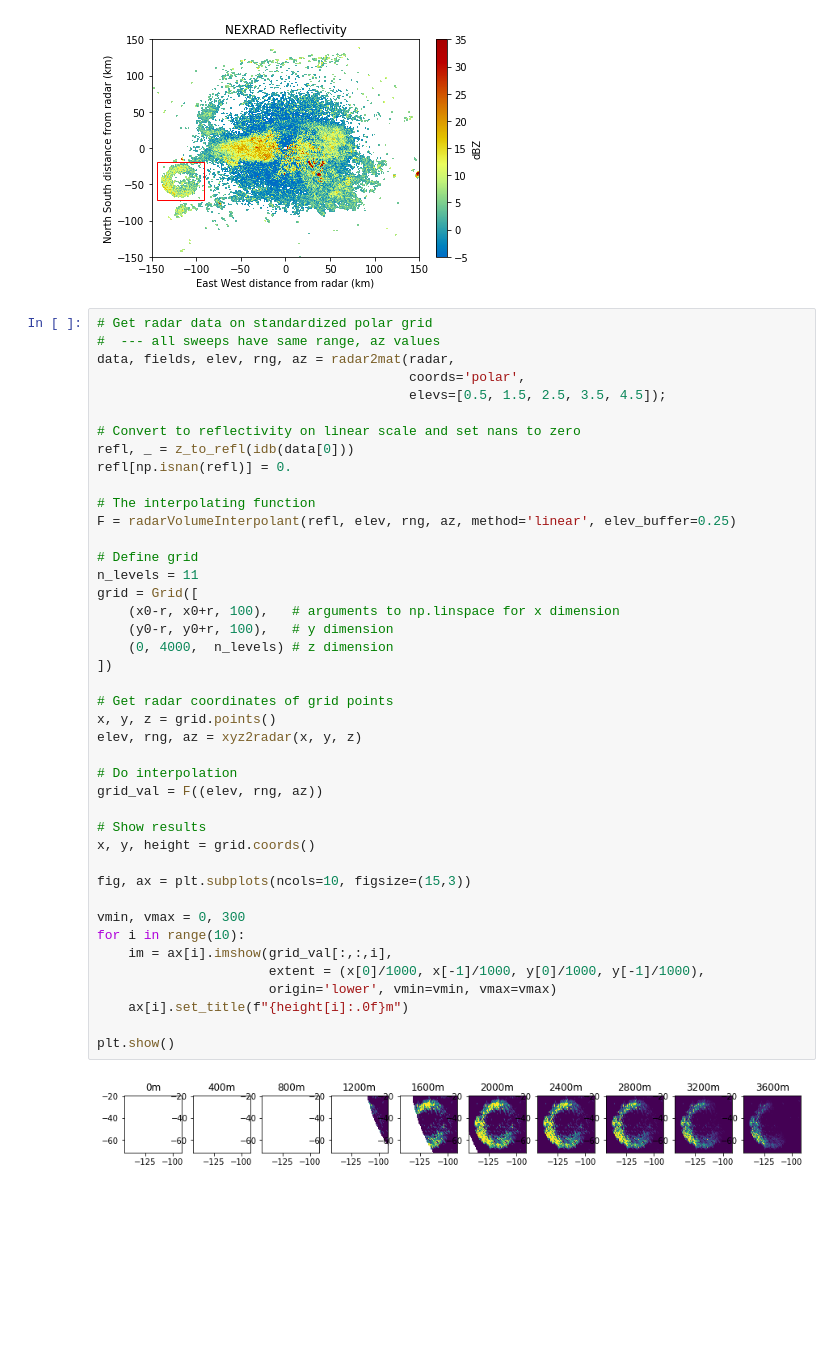
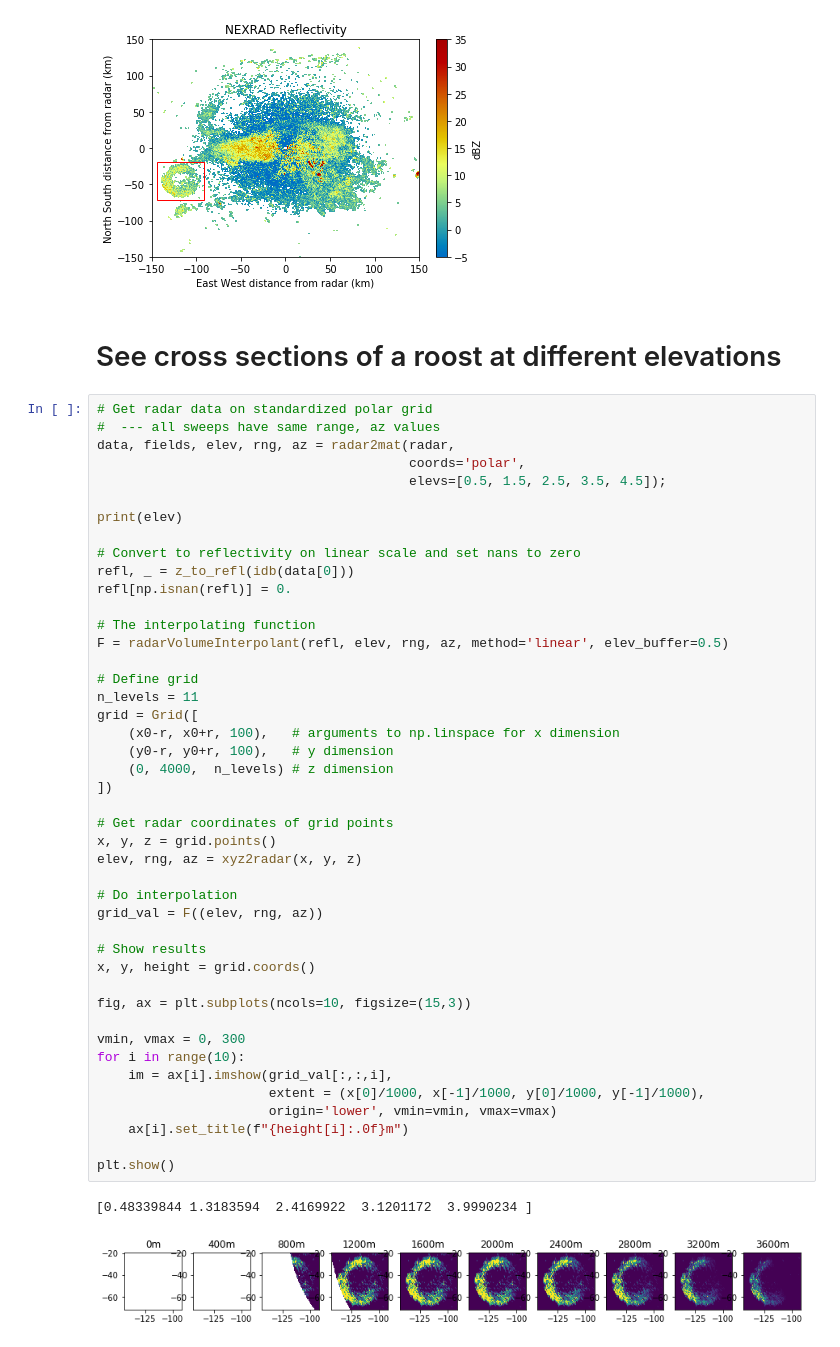
Before and after one commit to darkecology/pywsrlib, a Jupyter notebook: examples/Roost interpolation.ipynb, the cells around one changed output. Drawn from its saved outputs; the diff is of its cells as text; blank space fills up the shorter version.

Commit message:
Add vertical section example

```diff
--- a/examples/Roost interpolation.ipynb
+++ b/examples/Roost interpolation.ipynb
@@ -46,6 +46,8 @@ plt.gca().add_patch(rect)
 plt.show()
 # %% [output]
 [figure]
+# %% [markdown]
+# See cross sections of a roost at different elevations
 # %%
 # Get radar data on standardized polar grid
 #  --- all sweeps have same range, az values
@@ -53,40 +55,43 @@ data, fields, elev, rng, az = radar2mat(radar,
                                         coords='polar',
                                         elevs=[0.5, 1.5, 2.5, 3.5, 4.5]);
 
+print(elev)
+
 # Convert to reflectivity on linear scale and set nans to zero
 refl, _ = z_to_refl(idb(data[0]))
 refl[np.isnan(refl)] = 0.
 
 # The interpolating function
-F = radarVolumeInterpolant(refl, elev, rng, az, method='linear', elev_buffer=0.25)
+F = radarVolumeInterpolant(refl, elev, rng, az, method='linear', elev_buffer=0.5)
 
 # Define grid
 n_levels = 11
 grid = Grid([
     (x0-r, x0+r, 100),   # arguments to np.linspace for x dimension
     (y0-r, y0+r, 100),   # y dimension
     (0, 4000,  n_levels) # z dimension
 ])
 
 # Get radar coordinates of grid points
 x, y, z = grid.points()
 elev, rng, az = xyz2radar(x, y, z)
 
 # Do interpolation
 grid_val = F((elev, rng, az))
 
 # Show results
 x, y, height = grid.coords()
 
 fig, ax = plt.subplots(ncols=10, figsize=(15,3))
 
 vmin, vmax = 0, 300
 for i in range(10):
     im = ax[i].imshow(grid_val[:,:,i],
                       extent = (x[0]/1000, x[-1]/1000, y[0]/1000, y[-1]/1000),
                       origin='lower', vmin=vmin, vmax=vmax)
     ax[i].set_title(f"{height[i]:.0f}m")
 
 plt.show()
 # %% [output]
+[0.48339844 1.3183594  2.4169922  3.1201172  3.9990234 ]
-[figure, old version]
+[figure, new version]
```
Also changed, not shown: parts of 3 cells of this notebook.
